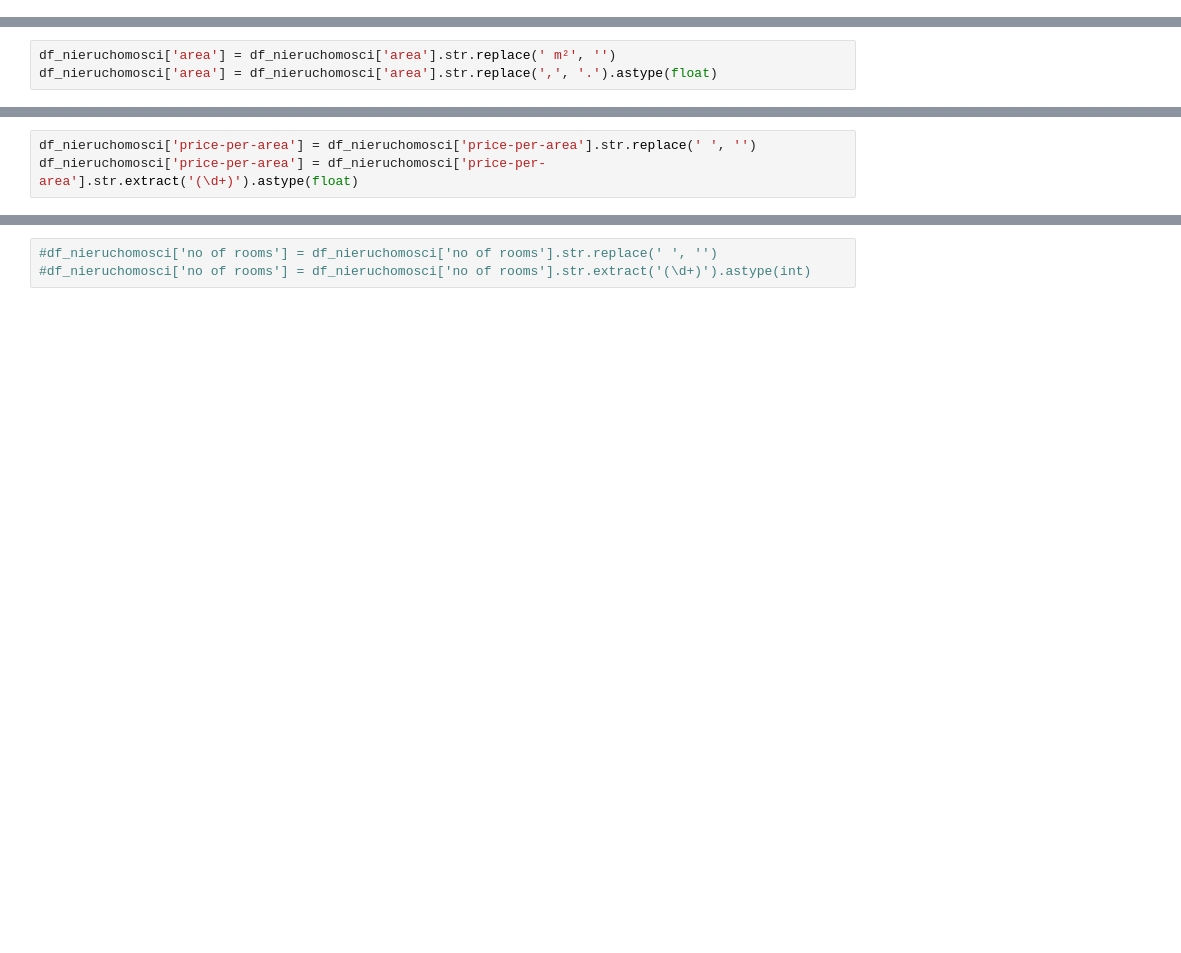
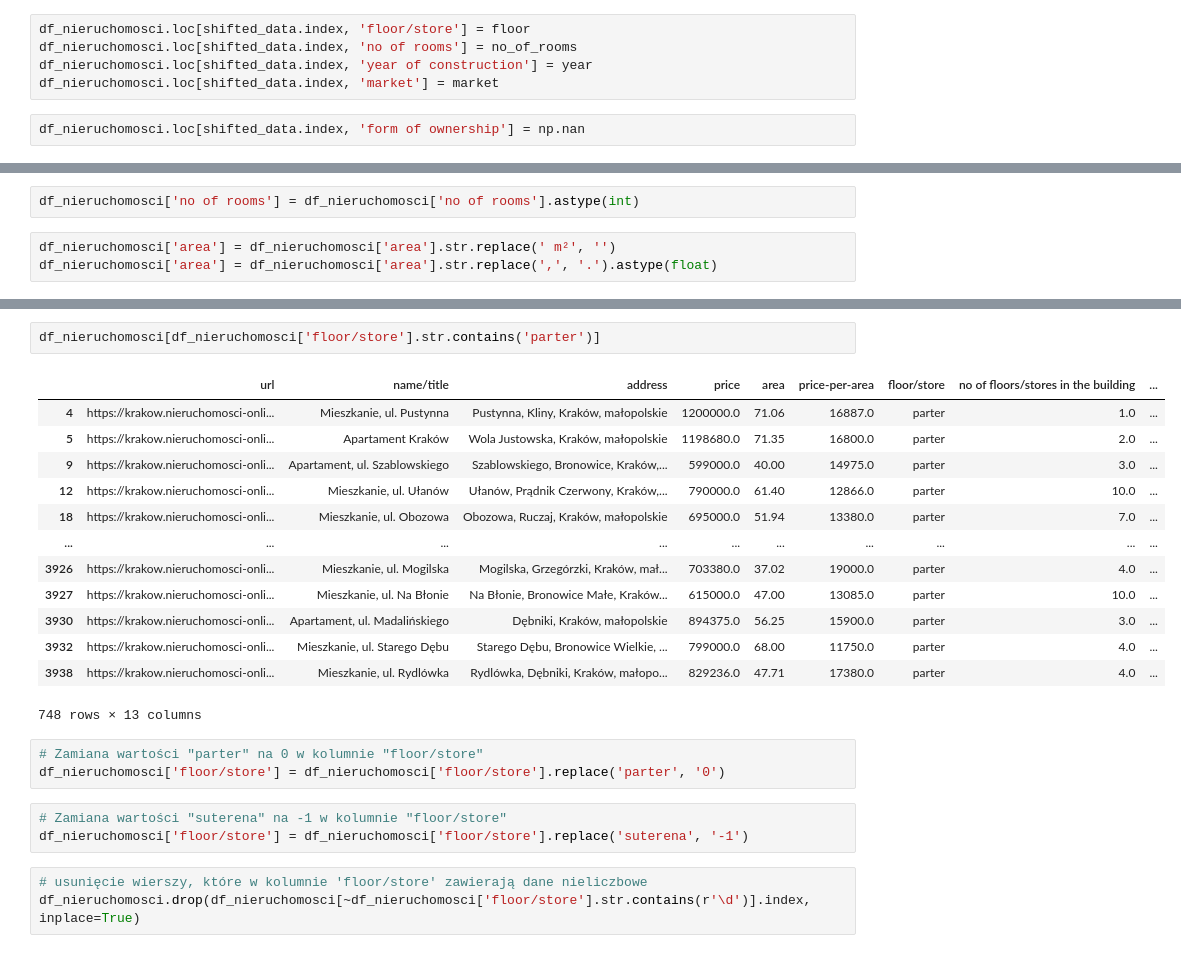
Before and after one commit to ksobczykR2DS/cracow-house-market-analysis, a Jupyter notebook: analysis.ipynb, the cells around one changed output, grey strips where cells are left out. Cells and saved outputs as stored; diff of their text form; blank space fills up the shorter version.

```diff
--- a/analysis.ipynb
+++ b/analysis.ipynb
@@ -360,0 +525,7 @@ df_nieruchomosci['price'] = df_nieruchomosci['price'].str.extract('(\d+)').astyp
+# %%
+df_nieruchomosci.loc[shifted_data.index, 'floor/store'] = floor
+df_nieruchomosci.loc[shifted_data.index, 'no of rooms'] = no_of_rooms
+df_nieruchomosci.loc[shifted_data.index, 'year of construction'] = year
+df_nieruchomosci.loc[shifted_data.index, 'market'] = market
+# %%
+df_nieruchomosci.loc[shifted_data.index, 'form of ownership'] = np.nan
@@ -361,3 +543,5 @@ df_nieruchomosci['price'] = df_nieruchomosci['price'].str.extract('(\d+)').astyp
+# %%
+df_nieruchomosci['no of rooms'] = df_nieruchomosci['no of rooms'].astype(int)
 # %%
 df_nieruchomosci['area'] = df_nieruchomosci['area'].str.replace(' m²', '')
 df_nieruchomosci['area'] = df_nieruchomosci['area'].str.replace(',', '.').astype(float)
@@ -382,3 +547,0 @@ dtype: int64
-# %%
-df_nieruchomosci['price-per-area'] = df_nieruchomosci['price-per-area'].str.replace(' ', '')
-df_nieruchomosci['price-per-area'] = df_nieruchomosci['price-per-area'].str.extract('(\d+)').astype(float)
@@ -406,3 +548,25 @@ df_nieruchomosci[~df_nieruchomosci['no of rooms'].str.contains(r'\d')]
-# %%
-#df_nieruchomosci['no of rooms'] = df_nieruchomosci['no of rooms'].str.replace(' ', '')
-#df_nieruchomosci['no of rooms'] = df_nieruchomosci['no of rooms'].str.extract('(\d+)').astype(int)
+# %%
+df_nieruchomosci[df_nieruchomosci['floor/store'].str.contains('parter')]
+# %% [output]
+|  | url | name/title | address | price | area | price-per-area | floor/store | no of floors/stores in the building | ... |
+| 4 | https://krakow.nieruchomosci-onli... | Mieszkanie, ul. Pustynna | Pustynna, Kliny, Kraków, małopolskie | 1200000.0 | 71.06 | 16887.0 | parter | 1.0 | ... |
+| 5 | https://krakow.nieruchomosci-onli... | Apartament Kraków | Wola Justowska, Kraków, małopolskie | 1198680.0 | 71.35 | 16800.0 | parter | 2.0 | ... |
+| 9 | https://krakow.nieruchomosci-onli... | Apartament, ul. Szablowskiego | Szablowskiego, Bronowice, Kraków,... | 599000.0 | 40.00 | 14975.0 | parter | 3.0 | ... |
+| 12 | https://krakow.nieruchomosci-onli... | Mieszkanie, ul. Ułanów | Ułanów, Prądnik Czerwony, Kraków,... | 790000.0 | 61.40 | 12866.0 | parter | 10.0 | ... |
+| 18 | https://krakow.nieruchomosci-onli... | Mieszkanie, ul. Obozowa | Obozowa, Ruczaj, Kraków, małopolskie | 695000.0 | 51.94 | 13380.0 | parter | 7.0 | ... |
+| ... | ... | ... | ... | ... | ... | ... | ... | ... | ... |
+| 3926 | https://krakow.nieruchomosci-onli... | Mieszkanie, ul. Mogilska | Mogilska, Grzegórzki, Kraków, mał... | 703380.0 | 37.02 | 19000.0 | parter | 4.0 | ... |
+| 3927 | https://krakow.nieruchomosci-onli... | Mieszkanie, ul. Na Błonie | Na Błonie, Bronowice Małe, Kraków... | 615000.0 | 47.00 | 13085.0 | parter | 10.0 | ... |
+| 3930 | https://krakow.nieruchomosci-onli... | Apartament, ul. Madalińskiego | Dębniki, Kraków, małopolskie | 894375.0 | 56.25 | 15900.0 | parter | 3.0 | ... |
+| 3932 | https://krakow.nieruchomosci-onli... | Mieszkanie, ul. Starego Dębu | Starego Dębu, Bronowice Wielkie, ... | 799000.0 | 68.00 | 11750.0 | parter | 4.0 | ... |
+| 3938 | https://krakow.nieruchomosci-onli... | Mieszkanie, ul. Rydlówka | Rydlówka, Dębniki, Kraków, małopo... | 829236.0 | 47.71 | 17380.0 | parter | 4.0 | ... |
+748 rows × 13 columns
+# %%
+# Zamiana wartości "parter" na 0 w kolumnie "floor/store"
+df_nieruchomosci['floor/store'] = df_nieruchomosci['floor/store'].replace('parter', '0')
+# %%
+# Zamiana wartości "suterena" na -1 w kolumnie "floor/store"
+df_nieruchomosci['floor/store'] = df_nieruchomosci['floor/store'].replace('suterena', '-1')
+# %%
+# usunięcie wierszy, które w kolumnie 'floor/store' zawierają dane nieliczbowe
+df_nieruchomosci.drop(df_nieruchomosci[~df_nieruchomosci['floor/store'].str.contains(r'\d')].index, inplace=True)
```
Also changed, not shown: parts of 36 cells of this notebook.
